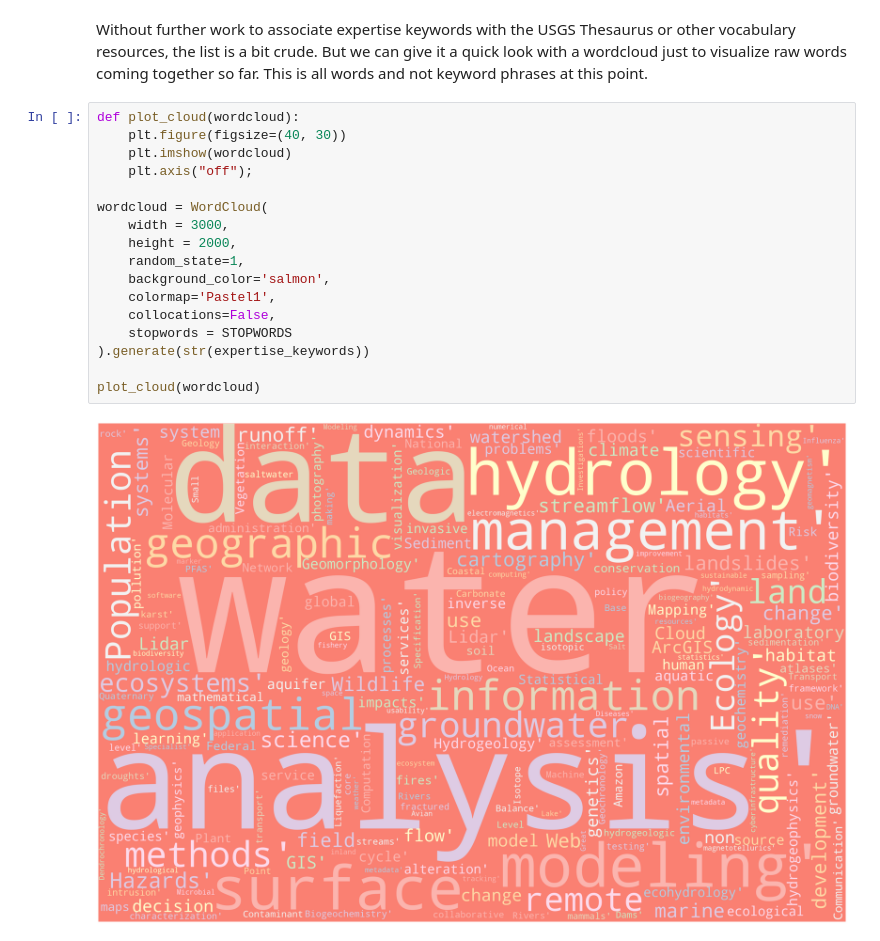
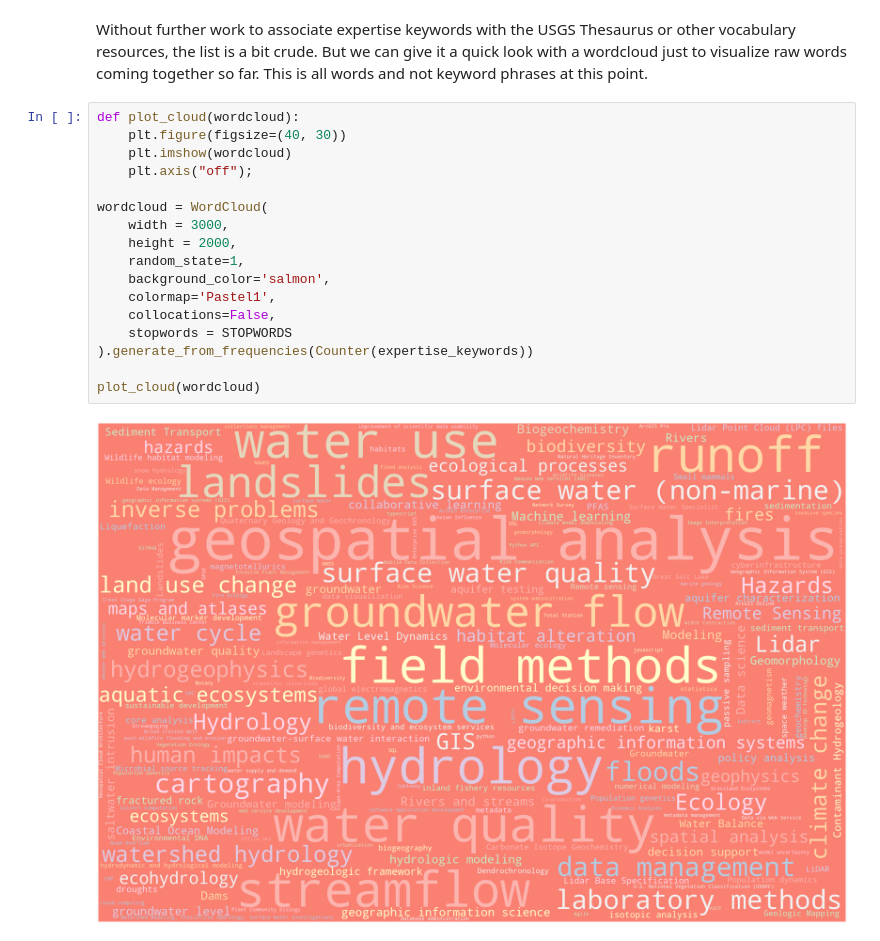
Before and after one commit to skybristol/pylinkedcmd, a Jupyter notebook: examples/USGS Staff Profiles - scrape pro pages.ipynb, the cells around one changed output. Saved outputs shown, nothing was run; the diff lists cells and outputs as text.

Commit message:
Used frequency method in generating expertise keyword cloud

```diff
--- a/examples/USGS Staff Profiles - scrape pro pages.ipynb
+++ b/examples/USGS Staff Profiles - scrape pro pages.ipynb
@@ -112,19 +113,19 @@ Without further work to associate expertise keywords with the USGS Thesaurus or
 # %%
 def plot_cloud(wordcloud):
     plt.figure(figsize=(40, 30))
     plt.imshow(wordcloud)
     plt.axis("off");
 
 wordcloud = WordCloud(
     width = 3000,
     height = 2000,
     random_state=1,
     background_color='salmon',
     colormap='Pastel1',
     collocations=False,
     stopwords = STOPWORDS
-).generate(str(expertise_keywords))
+).generate_from_frequencies(Counter(expertise_keywords))
 
 plot_cloud(wordcloud)
 # %% [output]
-[figure, old version]
+[figure, new version]
```
Also changed, not shown: parts of 1 cell of this notebook.
